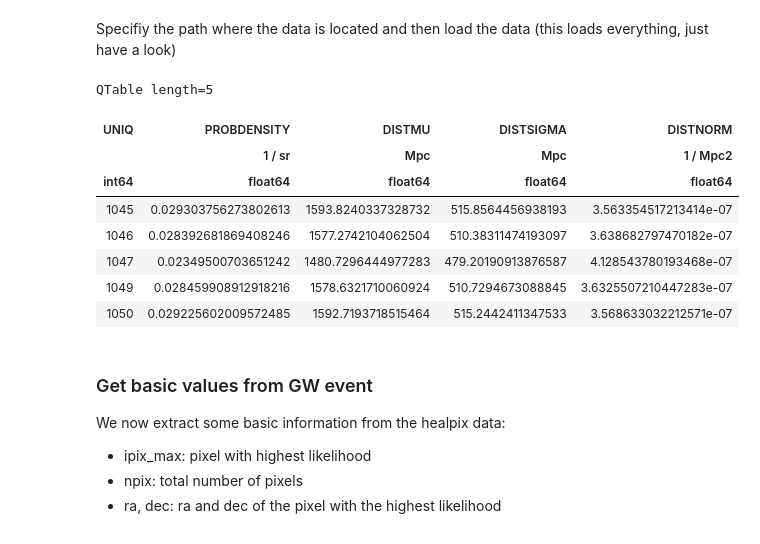
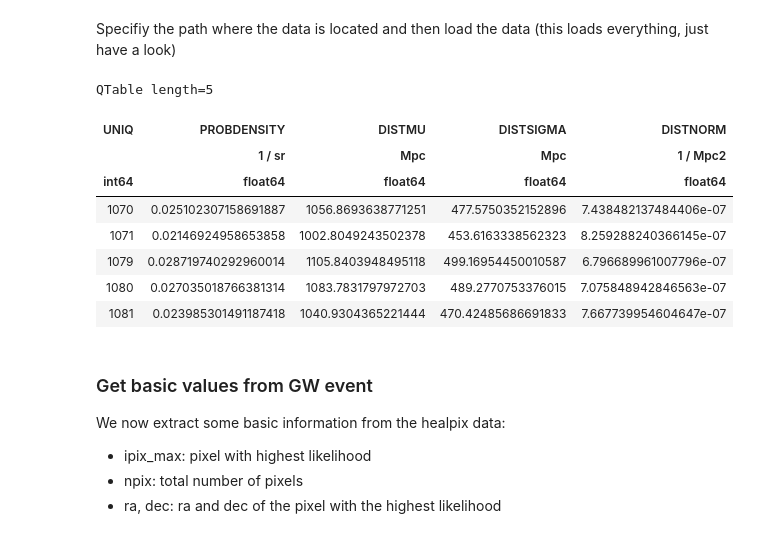
Before and after one commit to ananya971/ligo-desi-gw-follow-up, a Jupyter notebook: Galaxy Selection/Galaxy_Selector_MOC.ipynb, the cells around one changed output. Drawn from its saved outputs; the diff is of its cells as text; code cells hidden in the pictures.

```diff
--- a/Galaxy Selection/Galaxy_Selector_MOC.ipynb
+++ b/Galaxy Selection/Galaxy_Selector_MOC.ipynb
@@ -57,20 +57,20 @@ import gasel as gs
 # %% [markdown]
 Specifiy the path where the data is located and then load the data (this loads everything, just have a look)
 # %%
-path = "/global/homes/j/jgassert/ligo-desi-gw-follow-up/Galaxy Selection/Files/S230522abayestar.multiorder.fits,1"
+path = "/global/homes/j/jgassert/ligo-desi-gw-follow-up/Galaxy Selection/Files/S230524bbayestar.multiorder.fits,1"
 skymap = QTable.read(path)
 
 skymap[:5]
 # %% [output]
 QTable length=5
 | UNIQ | PROBDENSITY | DISTMU | DISTSIGMA | DISTNORM |
 |  | 1 / sr | Mpc | Mpc | 1 / Mpc2 |
 | int64 | float64 | float64 | float64 | float64 |
-| 1045 | 0.029303756273802613 | 1593.8240337328732 | 515.8564456938193 | 3.563354517213414e-07 |
-| 1046 | 0.028392681869408246 | 1577.2742104062504 | 510.38311474193097 | 3.638682797470182e-07 |
-| 1047 | 0.02349500703651242 | 1480.7296444977283 | 479.20190913876587 | 4.128543780193468e-07 |
-| 1049 | 0.028459908912918216 | 1578.6321710060924 | 510.7294673088845 | 3.6325507210447283e-07 |
-| 1050 | 0.029225602009572485 | 1592.7193718515464 | 515.2442411347533 | 3.568633032212571e-07 |
+| 1070 | 0.025102307158691887 | 1056.8693638771251 | 477.5750352152896 | 7.438482137484406e-07 |
+| 1071 | 0.02146924958653858 | 1002.8049243502378 | 453.6163338562323 | 8.259288240366145e-07 |
+| 1079 | 0.028719740292960014 | 1105.8403948495118 | 499.16954450010587 | 6.796689961007796e-07 |
+| 1080 | 0.027035018766381314 | 1083.7831797972703 | 489.2770753376015 | 7.075848942846563e-07 |
+| 1081 | 0.023985301491187418 | 1040.9304365221444 | 470.42485686691833 | 7.667739954604647e-07 |
 # %% [markdown]
 ### Get basic values from GW event
 
```
Also changed, not shown: parts of 41 cells of this notebook.
